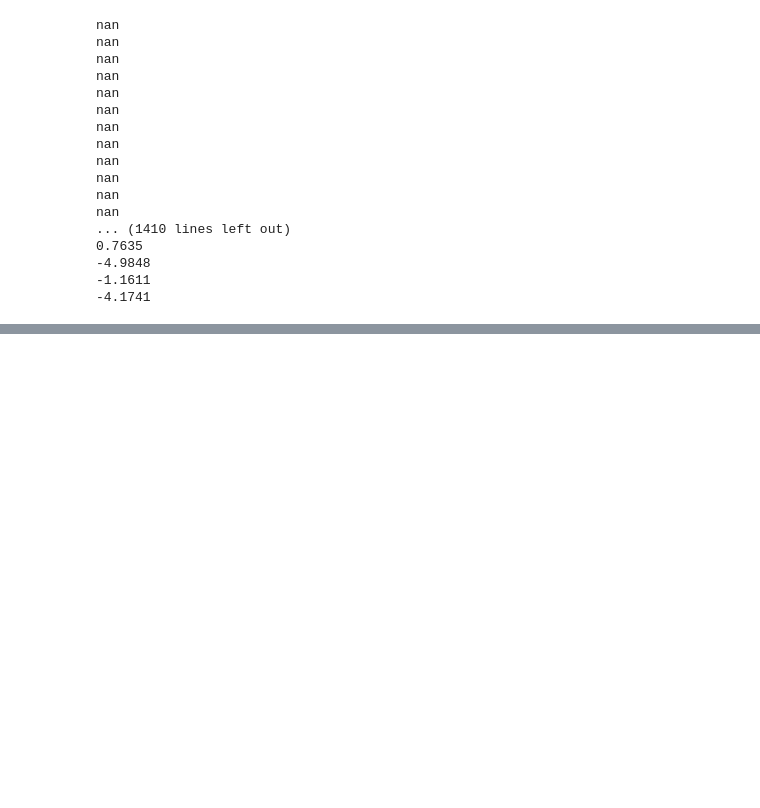
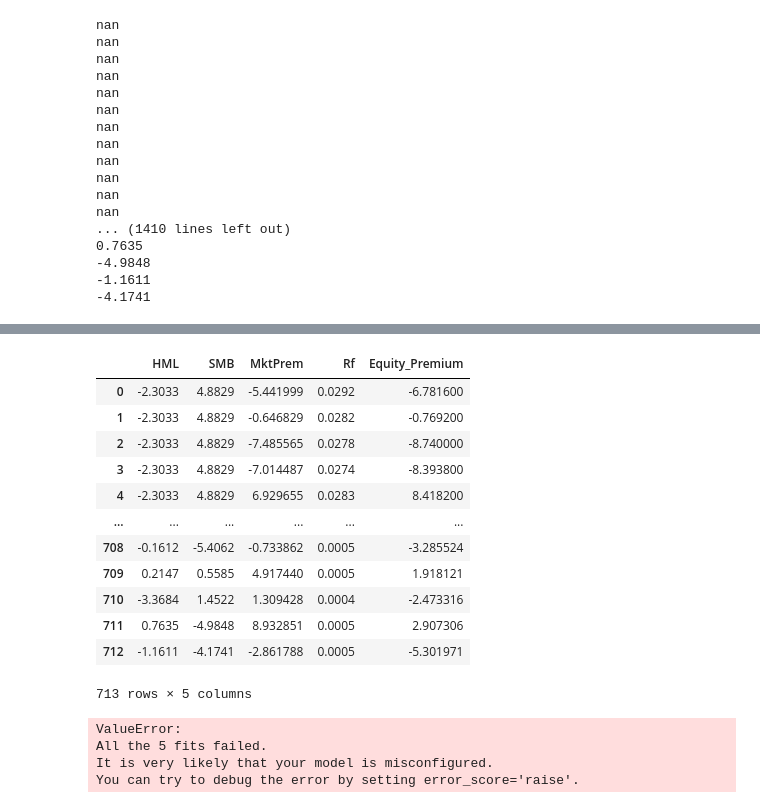
Before and after one commit to KidQuant/Taming-The-Factor-Zoo, a Jupyter notebook: test.ipynb, the cells around one changed output, grey strips where cells are left out. Drawn from its saved outputs; the diff is of its cells as text; code cells hidden in the pictures; blank space fills up the shorter version.

```diff
--- a/test.ipynb
+++ b/test.ipynb
@@ -182 +138,3 @@ FFA
 713 rows × 6 columns
+# %%
+FFA = FFA.interpolate(limit_direction='backward')
@@ -182,0 +154,16 @@ FFA
+# %%
+FFA
+# %% [output]
+|  | HML | SMB | MktPrem | Rf | Equity_Premium |
+| 0 | -2.3033 | 4.8829 | -5.441999 | 0.0292 | -6.781600 |
+| 1 | -2.3033 | 4.8829 | -0.646829 | 0.0282 | -0.769200 |
+| 2 | -2.3033 | 4.8829 | -7.485565 | 0.0278 | -8.740000 |
+| 3 | -2.3033 | 4.8829 | -7.014487 | 0.0274 | -8.393800 |
+| 4 | -2.3033 | 4.8829 | 6.929655 | 0.0283 | 8.418200 |
+| ... | ... | ... | ... | ... | ... |
+| 708 | -0.1612 | -5.4062 | -0.733862 | 0.0005 | -3.285524 |
+| 709 | 0.2147 | 0.5585 | 4.917440 | 0.0005 | 1.918121 |
+| 710 | -3.3684 | 1.4522 | 1.309428 | 0.0004 | -2.473316 |
+| 711 | 0.7635 | -4.9848 | 8.932851 | 0.0005 | 2.907306 |
+| 712 | -1.1611 | -4.1741 | -2.861788 | 0.0005 | -5.301971 |
+713 rows × 5 columns
@@ -182,0 +175,15 @@ FFA
+# %%
+from sklearn.model_selection import KFold, cross_val_score
+from sklearn.metrics import r2_score
+from sklearn.metrics import make_scorer
+
+cv = KFold(n_splits=5, shuffle=True, random_state=45)
+r2 = make_scorer(r2_score)
+r2_val_score = cross_val_score(lm, X_train, y_train, cv=cv, scoring=r2)
+scores=[r2_val_score.mean()]
+scores
+# %% [output]
+ValueError:
+All the 5 fits failed.
+It is very likely that your model is misconfigured.
+You can try to debug the error by setting error_score='raise'.
```
Also changed, not shown: parts of 9 cells of this notebook.
